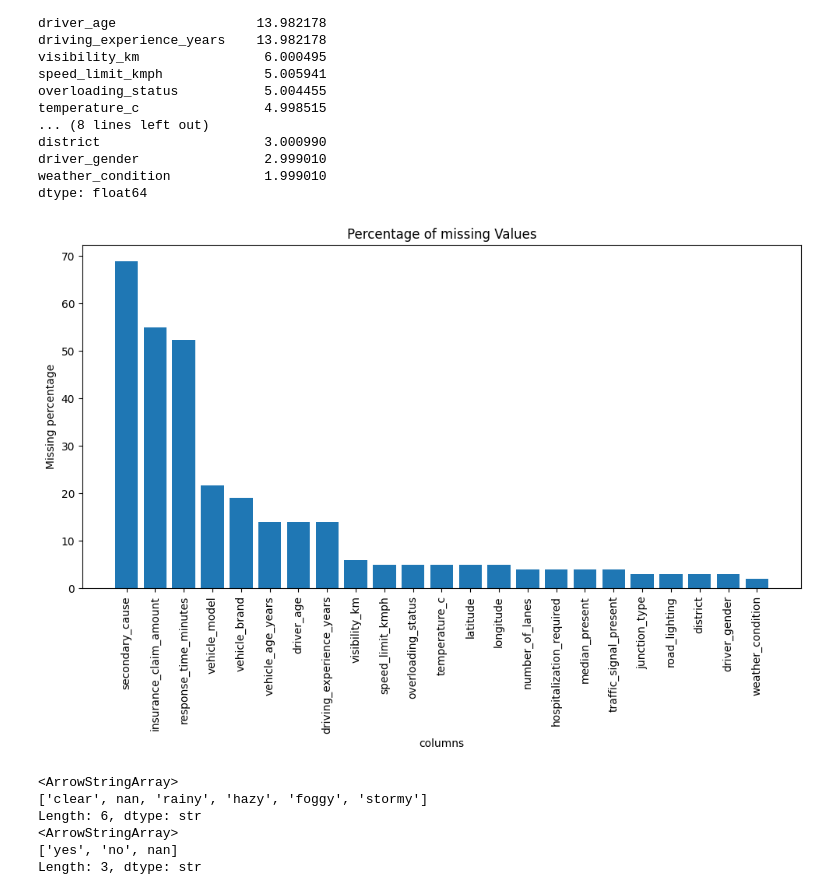
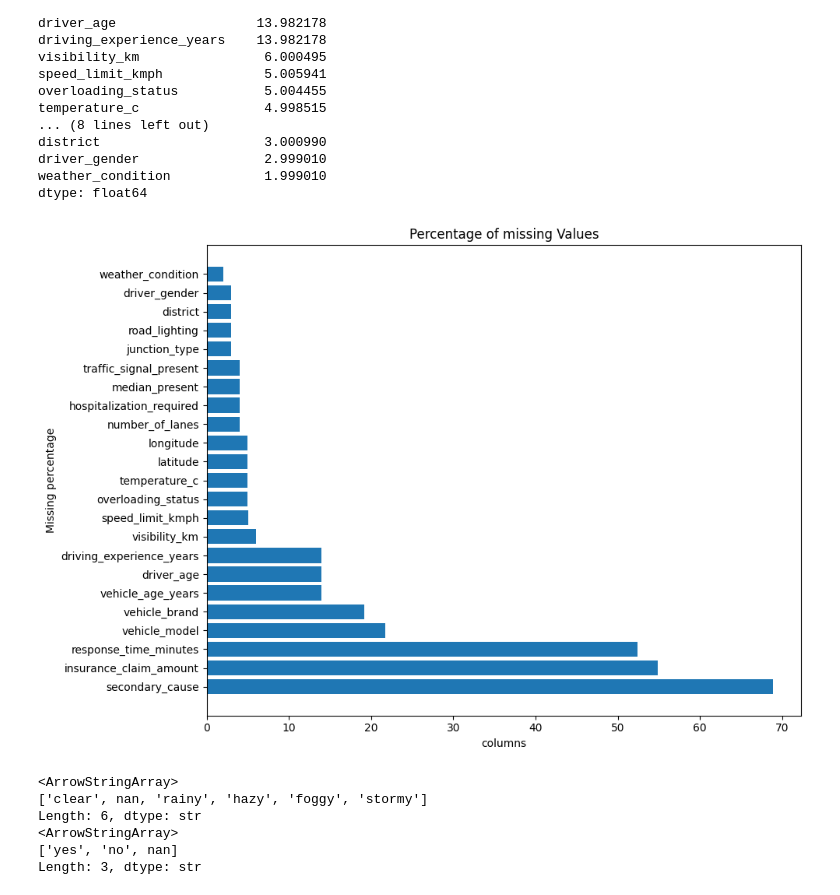
Before and after one commit to Kakul-07/Task-1, a Jupyter notebook: EDA.ipynb, the cells around one changed output. Cells and saved outputs as stored; diff of their text form; code cells hidden in the pictures.

```diff
--- a/EDA.ipynb
+++ b/EDA.ipynb
@@ -205,15 +205,14 @@ dtype: float64
 # %%
 missing_data = missing_percentage[missing_percentage>0]
 plt.figure(figsize=(10,7))
-plt.bar(missing_data.index, missing_data.values)
+plt.barh(missing_data.index, missing_data.values)
 plt.title("Percentage of missing Values")
 plt.xlabel("columns")
 plt.ylabel("Missing percentage")
-plt.xticks(rotation=90)
 plt.tight_layout()
 plt.show()
 # %% [output]
-[figure, old version]
+[figure, new version]
 # %%
 for col in categorical_cols:
     df[col] = df[col].astype(str).str.strip().str.lower()
```
Also changed, not shown: parts of 31 cells of this notebook.
